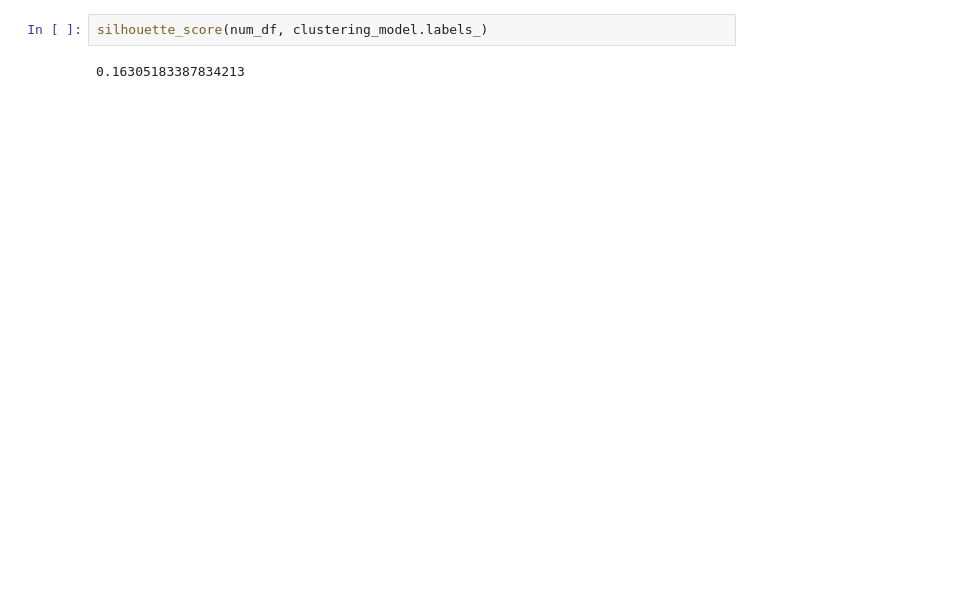
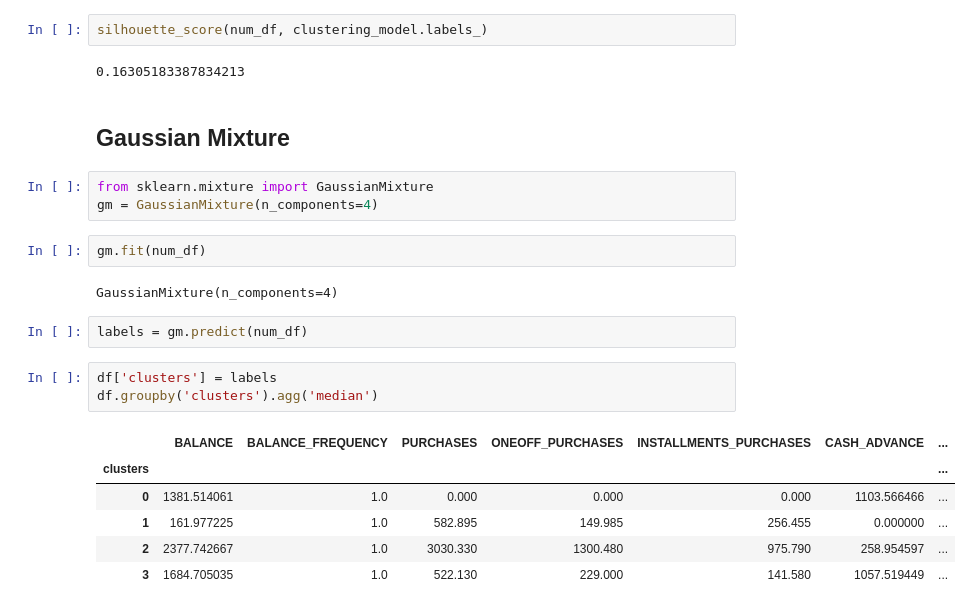
Before and after one commit to LeventSoykan/Credit_Card_Data_Clustering, a Jupyter notebook: clustering.ipynb, the cells around one changed output. Drawn from its saved outputs; the diff is of its cells as text; blank space fills up the shorter version.

```diff
--- a/clustering.ipynb
+++ b/clustering.ipynb
@@ -440,3 +442,24 @@ silhouette_score(num_df, km.labels_)
 silhouette_score(num_df, clustering_model.labels_)
 # %% [output]
 0.16305183387834213
+# %% [markdown]
+## Gaussian Mixture
+# %%
+from sklearn.mixture import GaussianMixture
+gm = GaussianMixture(n_components=4)
+# %%
+gm.fit(num_df)
+# %% [output]
+GaussianMixture(n_components=4)
+# %%
+labels = gm.predict(num_df)
+# %%
+df['clusters'] = labels
+df.groupby('clusters').agg('median')
+# %% [output]
+|  | BALANCE | BALANCE_FREQUENCY | PURCHASES | ONEOFF_PURCHASES | INSTALLMENTS_PURCHASES | CASH_ADVANCE | ... |
+| clusters |  |  |  |  |  |  | ... |
+| 0 | 1381.514061 | 1.0 | 0.000 | 0.000 | 0.000 | 1103.566466 | ... |
+| 1 | 161.977225 | 1.0 | 582.895 | 149.985 | 256.455 | 0.000000 | ... |
+| 2 | 2377.742667 | 1.0 | 3030.330 | 1300.480 | 975.790 | 258.954597 | ... |
+| 3 | 1684.705035 | 1.0 | 522.130 | 229.000 | 141.580 | 1057.519449 | ... |
```
Also changed, not shown: parts of 9 cells of this notebook.
